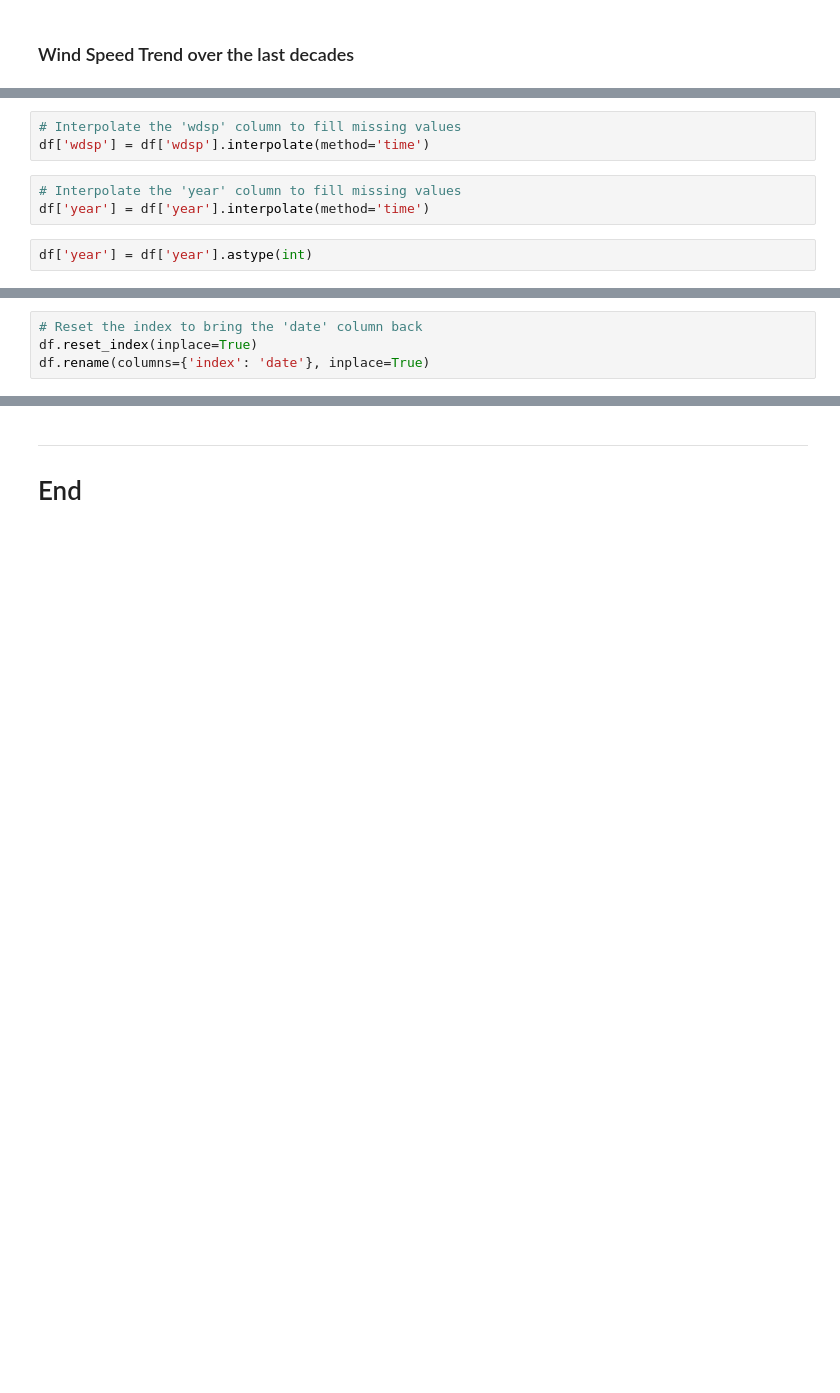
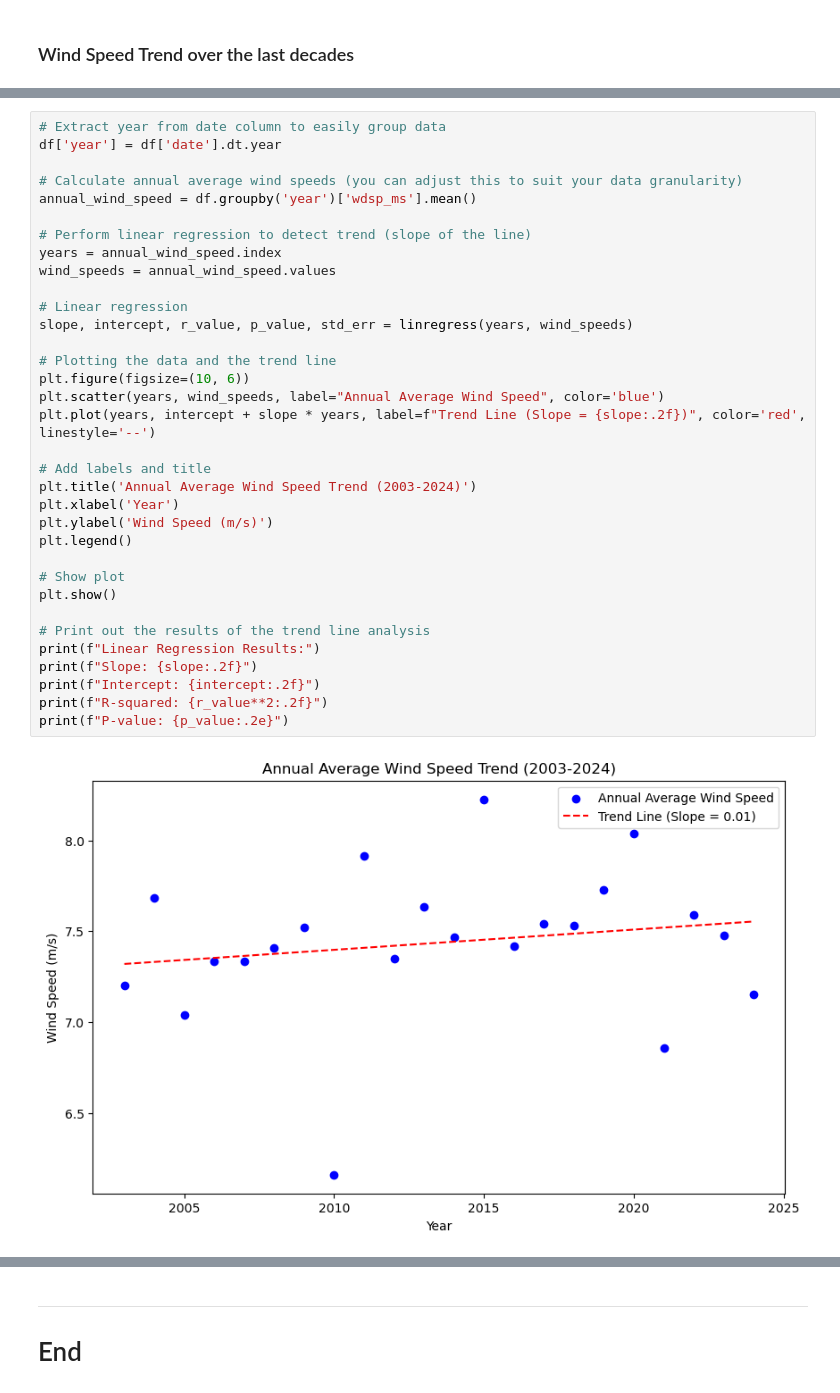
Before and after one commit to filipekojak88/PFDA, a Jupyter notebook: project/windspeed.ipynb, the cells around one changed output, grey strips where cells are left out. Cells and saved outputs as stored; diff of their text form; blank space fills up the shorter version.

Commit message:
Completed section Wind Speed Trend over the last few decades

```diff
--- a/project/windspeed.ipynb
+++ b/project/windspeed.ipynb
@@ -504,8 +440,0 @@ dtype: int64
-# %%
-# Interpolate the 'wdsp' column to fill missing values
-df['wdsp'] = df['wdsp'].interpolate(method='time')
-# %%
-# Interpolate the 'year' column to fill missing values
-df['year'] = df['year'].interpolate(method='time')
-# %%
-df['year'] = df['year'].astype(int)
@@ -534,4 +440,0 @@ Name: wdsp, dtype: Int64
-# %%
-# Reset the index to bring the 'date' column back
-df.reset_index(inplace=True)
-df.rename(columns={'index': 'date'}, inplace=True)
@@ -684,0 +443,36 @@ The wind speeds are likely to increase in the next 10 years based on the positiv
+# %%
+# Extract year from date column to easily group data
+df['year'] = df['date'].dt.year
+
+# Calculate annual average wind speeds (you can adjust this to suit your data granularity)
+annual_wind_speed = df.groupby('year')['wdsp_ms'].mean()
+
+# Perform linear regression to detect trend (slope of the line)
+years = annual_wind_speed.index
+wind_speeds = annual_wind_speed.values
+
+# Linear regression
+slope, intercept, r_value, p_value, std_err = linregress(years, wind_speeds)
+
+# Plotting the data and the trend line
+plt.figure(figsize=(10, 6))
+plt.scatter(years, wind_speeds, label="Annual Average Wind Speed", color='blue')
+plt.plot(years, intercept + slope * years, label=f"Trend Line (Slope = {slope:.2f})", color='red', linestyle='--')
+
+# Add labels and title
+plt.title('Annual Average Wind Speed Trend (2003-2024)')
+plt.xlabel('Year')
+plt.ylabel('Wind Speed (m/s)')
+plt.legend()
+
+# Show plot
+plt.show()
+
+# Print out the results of the trend line analysis
+print(f"Linear Regression Results:")
+print(f"Slope: {slope:.2f}")
+print(f"Intercept: {intercept:.2f}")
+print(f"R-squared: {r_value**2:.2f}")
+print(f"P-value: {p_value:.2e}")
+# %% [output]
+[figure, added]
```
Also changed, not shown: parts of 18 cells of this notebook.
